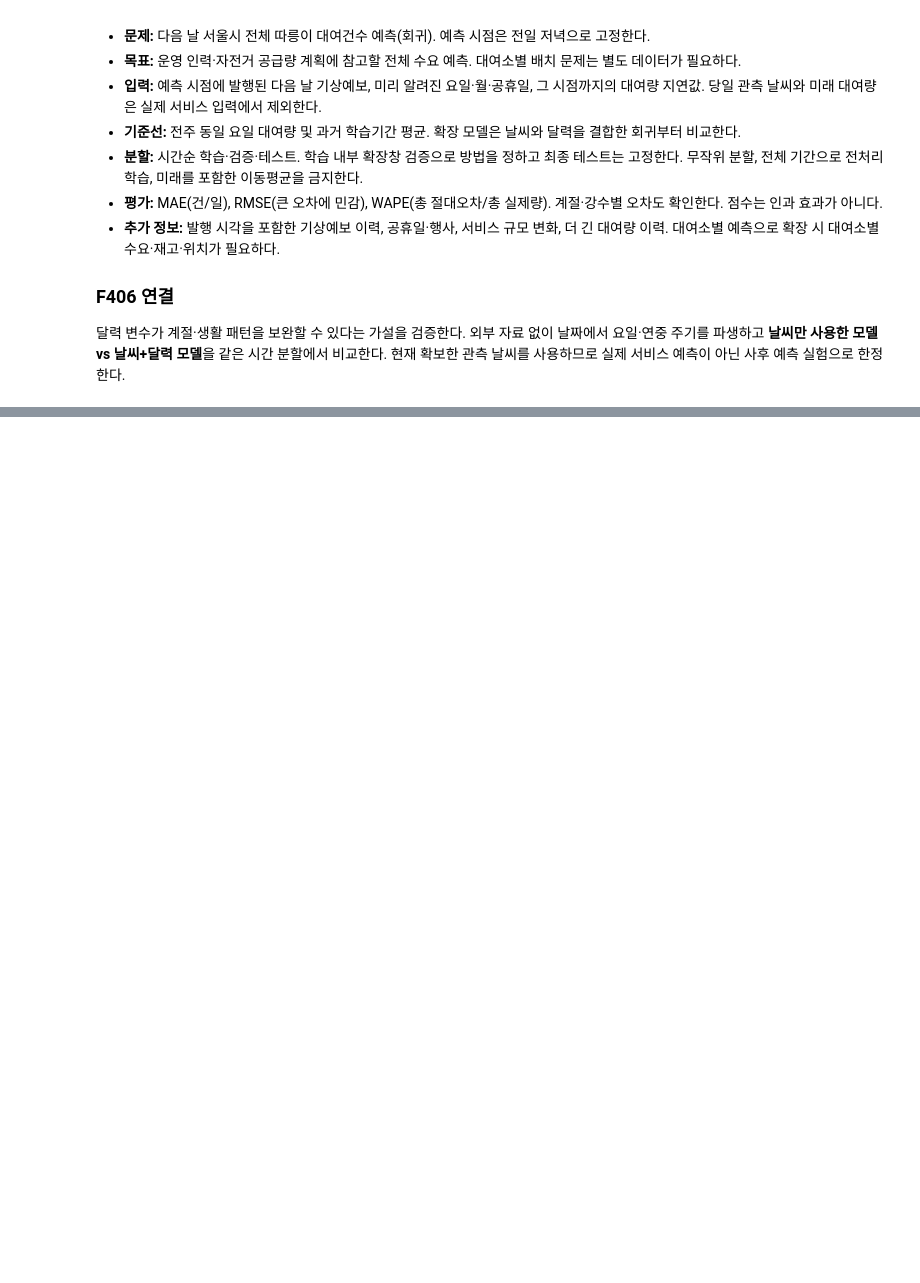
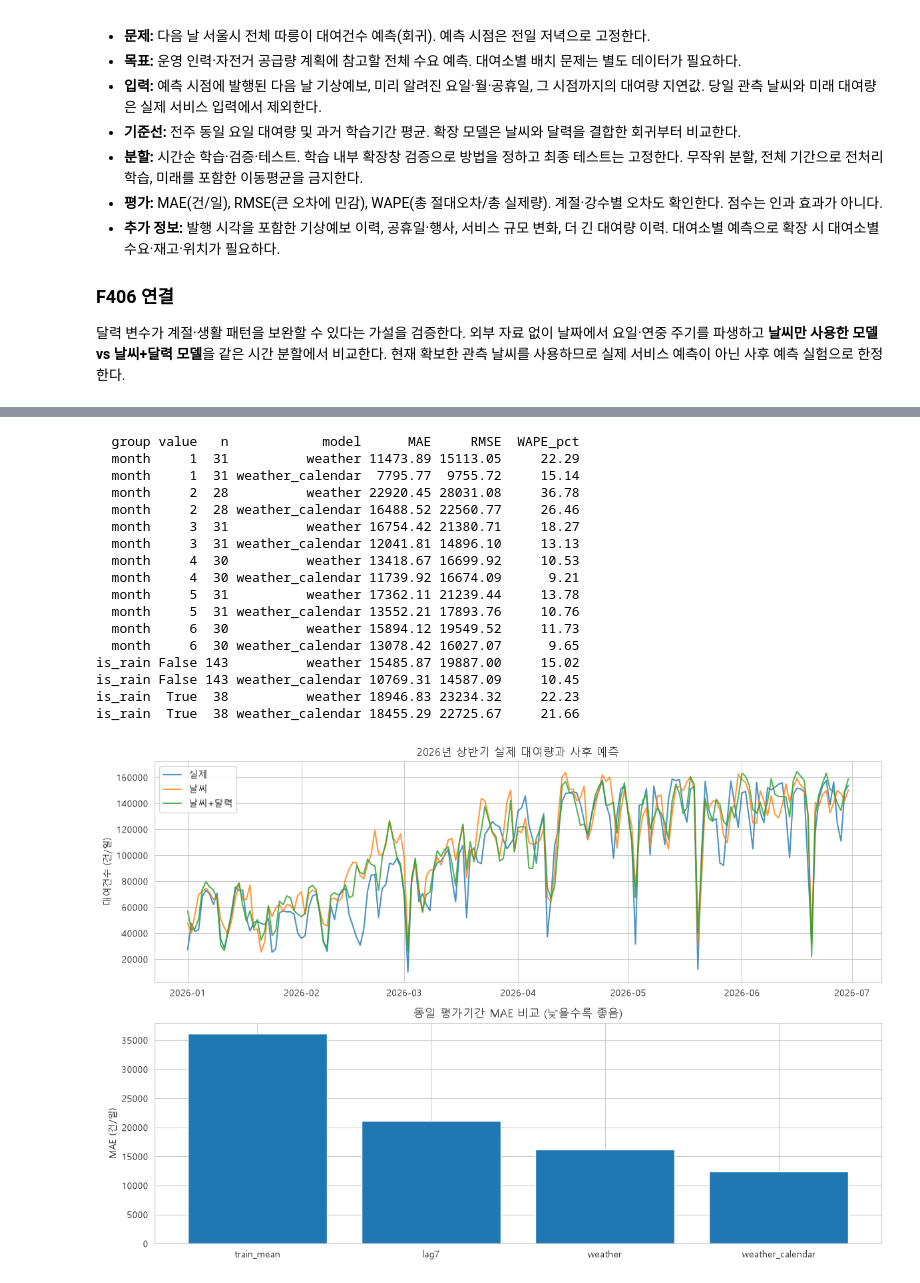
Before and after one commit to cheese-flavor/2026_ttareungi, a Jupyter notebook: notebooks/analysis.ipynb, the cells around one changed output, grey strips where cells are left out. Cells and saved outputs as stored; diff of their text form; code cells hidden in the pictures; blank space fills up the shorter version.

```diff
--- a/notebooks/analysis.ipynb
+++ b/notebooks/analysis.ipynb
@@ -544,0 +650,43 @@ year
+# %%
+# 월·강수별 오차를 확인해 전체 평균이 숨기는 실패 구간을 점검한다.
+subgroup_records = []
+for group_name, group_values in [('month', predictions['date'].dt.month), ('is_rain', predictions['is_rain'])]:
+    for value in sorted(group_values.unique()):
+        part = predictions.loc[group_values == value]
+        for name in ['weather', 'weather_calendar']:
+            subgroup_records.append({'group': group_name, 'value': str(value), 'n': len(part),
+                                     'model': name, **scores(part['actual'], part[name])})
+subgroup_metrics = pd.DataFrame(subgroup_records)
+print(subgroup_metrics.round(2).to_string(index=False))
+subgroup_metrics.to_csv(out_dir / 'subgroup_metrics.csv', index=False)
+fig, axes = plt.subplots(2, 1, figsize=(12, 8))
+for column, label in [('actual', '실제'), ('weather', '날씨'), ('weather_calendar', '날씨+달력')]:
+    axes[0].plot(predictions['date'], predictions[column], label=label, alpha=0.8)
+axes[0].set_title('2026년 상반기 실제 대여량과 사후 예측')
+axes[0].set_ylabel('대여건수 (건/일)')
+axes[0].legend()
+axes[1].bar(metrics['model'], metrics['MAE'])
+axes[1].set_title('동일 평가기간 MAE 비교 (낮을수록 좋음)')
+axes[1].set_ylabel('MAE (건/일)')
+fig.tight_layout()
+fig.savefig(out_dir / 'comparison.png', dpi=150)
+plt.show()
+# %% [output]
+  group value   n            model      MAE     RMSE  WAPE_pct
+  month     1  31          weather 11473.89 15113.05     22.29
+  month     1  31 weather_calendar  7795.77  9755.72     15.14
+  month     2  28          weather 22920.45 28031.08     36.78
+  month     2  28 weather_calendar 16488.52 22560.77     26.46
+  month     3  31          weather 16754.42 21380.71     18.27
+  month     3  31 weather_calendar 12041.81 14896.10     13.13
+  month     4  30          weather 13418.67 16699.92     10.53
+  month     4  30 weather_calendar 11739.92 16674.09      9.21
+  month     5  31          weather 17362.11 21239.44     13.78
+  month     5  31 weather_calendar 13552.21 17893.76     10.76
+  month     6  30          weather 15894.12 19549.52     11.73
+  month     6  30 weather_calendar 13078.42 16027.07      9.65
+is_rain False 143          weather 15485.87 19887.00     15.02
+is_rain False 143 weather_calendar 10769.31 14587.09     10.45
+is_rain  True  38          weather 18946.83 23234.32     22.23
+is_rain  True  38 weather_calendar 18455.29 22725.67     21.66
+[figure, added]
```
Also changed, not shown: parts of 3 cells of this notebook, 9 other files.
